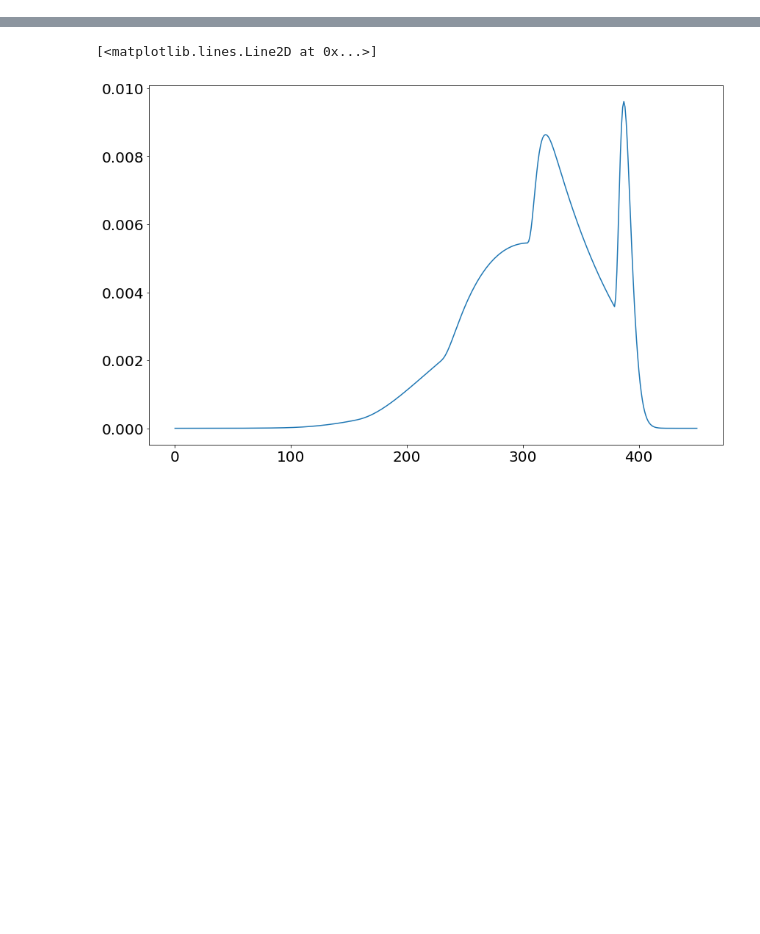
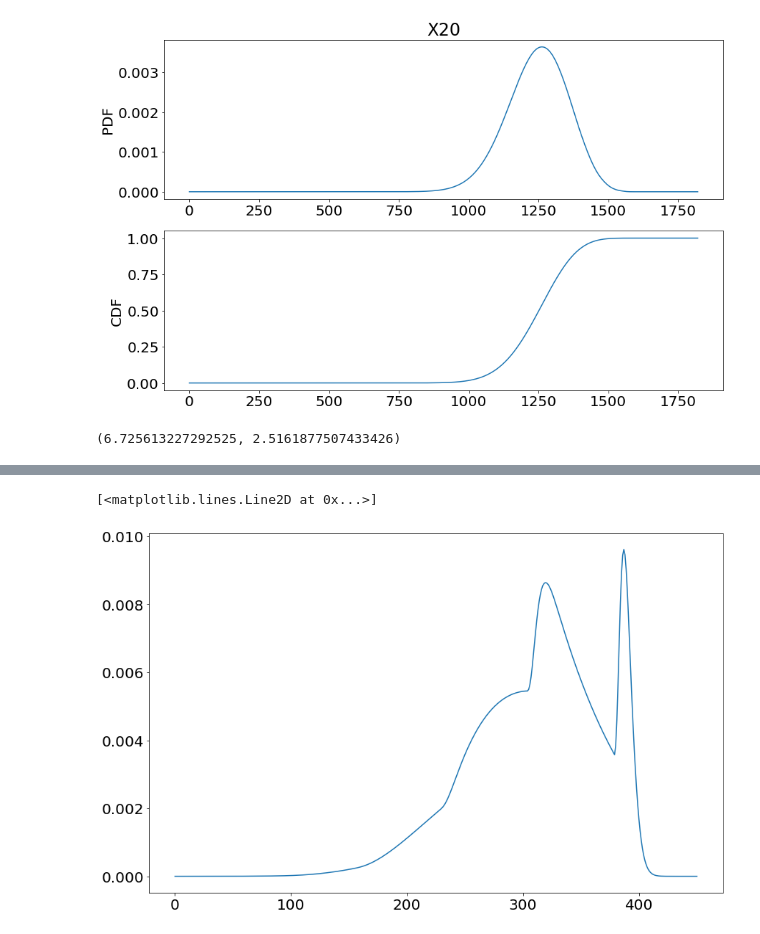
Before and after one commit to tooflesswulf/GenshinWishStats, a Jupyter notebook: wish_plots.ipynb, the cells around one changed output, grey strips where cells are left out. Cells and saved outputs as stored; diff of their text form; code cells hidden in the pictures; blank space fills up the shorter version.

```diff
--- a/wish_plots.ipynb
+++ b/wish_plots.ipynb
@@ -15,0 +25,11 @@ import distr
+# %%
+@cache
+def e_5s(w):
+    def e5_phw(w):
+        if 1 <= w <= 73:
+            return .006
+        elif 73 <= w <= 90:
+            return .006 + (1-.006)/17 * (w-73)
+        else:
+            return 0
+    return np.prod([1-e5_phw(w2) for w2 in range(w)]) * e5_phw(w)
@@ -15,0 +191,17 @@ import distr
+# %%
+i = 20
+plt.subplot(211)
+plt.plot(e_5s_multi.get_distr(i))
+plt.title(f'X{i}')
+plt.ylabel('PDF')
+plt.subplot(212)
+plt.plot(np.cumsum(e_5s_multi.get_distr(i)))
+plt.ylabel('CDF')
+
+plt.savefig(f'pdfcdf{i}.png')
+# %% [output]
+[figure, added]
+# %%
+w_4s_multi.mean, w_4s_multi.std
+# %% [output]
+(6.725613227292525, 2.5161877507433426)
```
Also changed, not shown: parts of 55 cells of this notebook, 1 other file.
